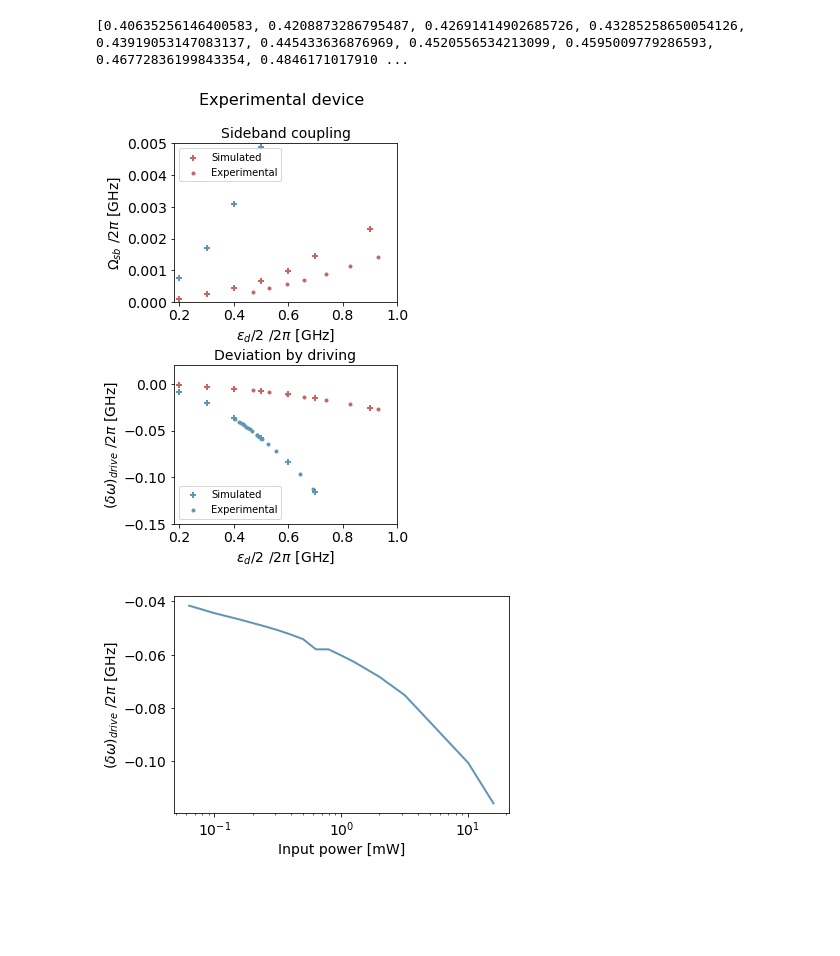
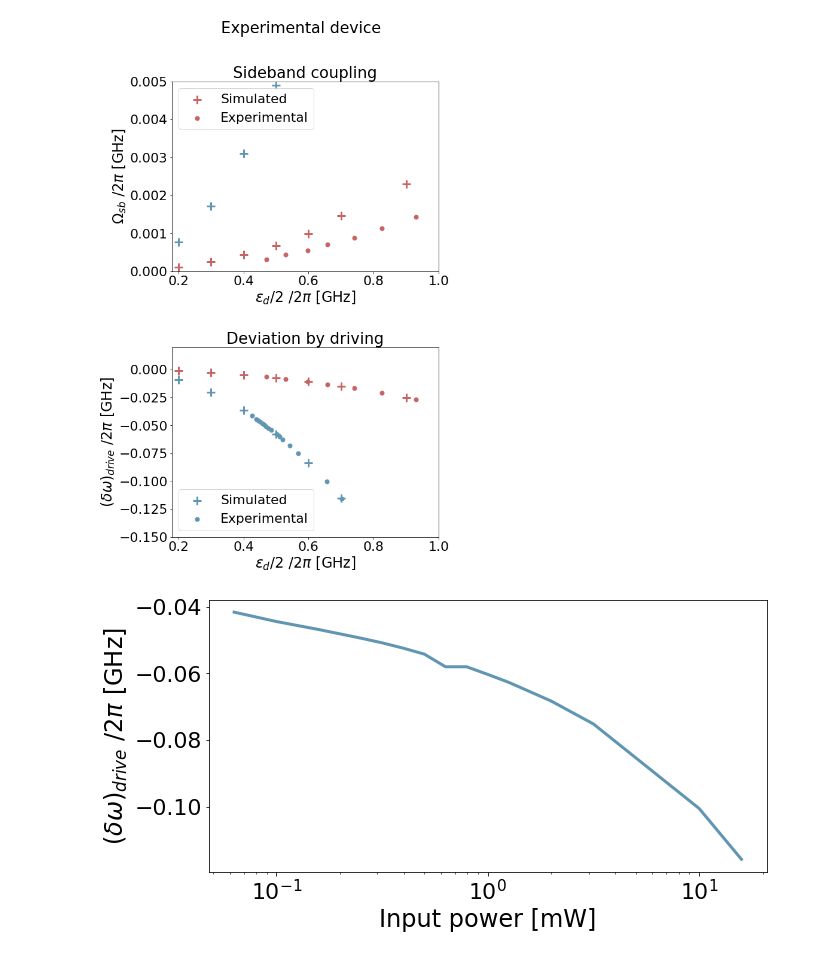
Before and after one commit to wouterkesselsap/thesis, a Jupyter notebook: overview_experimental_device.ipynb, the cells around one changed output. Saved outputs shown, nothing was run; the diff lists cells and outputs as text; code cells hidden in the pictures; blank space fills up the shorter version.

```diff
--- a/overview_experimental_device.ipynb
+++ b/overview_experimental_device.ipynb
@@ -11,11 +11,11 @@ import matplotlib.pyplot as plt
 from copy import copy
 # %%
 sim_wd_red = [1.36736, 1.36660, 1.36556, 1.36420, 1.3625, 1.3603, 1.3554]  # drive frequency
-sim_devdr_red = [-0.00121, -0.00273, -0.00481, -0.00753, -0.01093, -0.01533, -0.02513]  # deviation by driving
+sim_devdr_red = 2*np.asarray(sim_wd_red) - 2.735930  # deviation by driving
 sim_wsb_red = [0.0001082, 0.0002441, 0.0004334, 0.0006784, 0.0009815, 0.001462, 0.002291]  # transition frequency
 
 sim_wd_blue = [5.4375, 5.4318, 5.4238, 5.4131, 5.4002, 5.3843, 5.3460]  # drive frequency
-sim_devdr_blue = [-0.00899, -0.02039, -0.03639, -0.05779, -0.08359, -0.11539, -0.19199]  # deviation by driving
+sim_devdr_blue = 2*np.asarray(sim_wd_blue) - 10.88399  # deviation by driving
 sim_wsb_blue = [0.0007594, 0.001719, 0.003103, 0.004899, 0.007200, 0.009999, 0.01812]  # transition frequency
 
 sim_eps = [0.2, 0.3, 0.4, 0.5, 0.6, 0.7, 0.9]  # driving strength / 2
@@ -38,55 +38,52 @@ for i, devdr in enumerate(meas_devdr_red):
     meas_eps_red.append(max(np.roots(p)))
 
 meas_wd_blue = [5.42121, 5.4198, 5.4192, 5.4186, 5.41795, 5.4173, 5.4166, 5.4158, 5.4149, 5.4130, 5.4130, 5.41185, 5.41065, 5.40785, 5.40440, 5.39170, 5.38407]
-meas_devdr_blue = 2*np.asarray(meas_wd_blue) - 10.88098391
+meas_devdr_blue = 2*np.asarray(meas_wd_blue) - 10.88399
 meas_Pin_blue = np.array([-12, -10, -9, -8, -7, -6, -5, -4, -3, -2, -1, 0, 1, 3, 5, 10, 12])
 meas_eps_blue = list()
 for i, devdr in enumerate(meas_devdr_blue):
     p = copy(sim_devdr_blue_cfit)
     p[-1] = p[-1] - devdr
     meas_eps_blue.append(max(np.roots(p)))
-print(meas_eps_blue)
-# %% [output]
-[0.40635256146400583, 0.4208873286795487, 0.42691414902685726, 0.43285258650054126, 0.43919053147083137, 0.445433636876969, 0.4520556534213099, 0.4595009779286593, 0.46772836199843354, 0.4846171017910 ...
 # %%
 xlim = [0.18, 1.0]
 
-plt.subplots(1, 2, figsize=(4,7))
+plt.subplots(1, 2, figsize=(8,14))
 plt.suptitle("Experimental device")
 
 plt.subplot(2, 1, 1)
-plt.scatter(sim_eps, sim_wsb_red, c=plotcolours['sbred'], marker=markerstyles['simulated'], label='Simulated')
-plt.scatter(sim_eps, sim_wsb_blue, c=plotcolours['sbblue'], marker=markerstyles['simulated'])
-plt.scatter(meas_eps_red, meas_wsb_red, c=plotcolours['sbred'], marker=markerstyles['experimental'], label='Experimental')
+plt.scatter(sim_eps, sim_wsb_red, c=plotcolours['sbred'], marker=markerstyles['simulated'], s=200, label='Simulated')
+plt.scatter(sim_eps, sim_wsb_blue, c=plotcolours['sbblue'], marker=markerstyles['simulated'], s=200)
+plt.scatter(meas_eps_red, meas_wsb_red, c=plotcolours['sbred'], marker=markerstyles['experimental'], s=200, label='Experimental')
 
 plt.xlim(xlim)
 plt.ylim([0, 0.005])
 plt.xlabel("$\\epsilon_d/2$ $/2\\pi$ [GHz]")
 plt.ylabel("$\\Omega_{{sb}}$ $/2\\pi$ [GHz]")
 plt.title("Sideband coupling")
 plt.legend(loc='upper left')
 
 plt.subplot(2, 1, 2)
-plt.scatter(sim_eps, sim_devdr_red, c=plotcolours['sbred'], marker=markerstyles['simulated'])
-plt.scatter(sim_eps, sim_devdr_blue, c=plotcolours['sbblue'], marker=markerstyles['simulated'], label='Simulated')
-plt.scatter(meas_eps_red, meas_devdr_red, c=plotcolours['sbred'], marker=markerstyles['experimental'])
-plt.scatter(meas_eps_blue, meas_devdr_blue, c=plotcolours['sbblue'], marker=markerstyles['experimental'], label='Experimental')
+plt.scatter(sim_eps, sim_devdr_red, c=plotcolours['sbred'], marker=markerstyles['simulated'], s=200)
+plt.scatter(sim_eps, sim_devdr_blue, c=plotcolours['sbblue'], marker=markerstyles['simulated'], s=200, label='Simulated')
+plt.scatter(meas_eps_red, meas_devdr_red, c=plotcolours['sbred'], marker=markerstyles['experimental'], s=200)
+plt.scatter(meas_eps_blue, meas_devdr_blue, c=plotcolours['sbblue'], marker=markerstyles['experimental'], s=200, label='Experimental')
 # plt.plot(np.linspace(0, 1, 50), np.poly1d(sim_devdr_red_cfit)(np.linspace(0, 1, 50)), c=plotcolours['sbred'])
 # plt.plot(np.linspace(0, 1, 50), np.poly1d(sim_devdr_blue_cfit)(np.linspace(0, 1, 50)), c=plotcolours['sbblue'])
 
 plt.xlim(xlim)
 plt.ylim([-0.15, 0.02])
 plt.xlabel("$\\epsilon_d/2$ $/2\\pi$ [GHz]")
 plt.ylabel("$(\\delta\omega)_{{drive}}$ $/2\\pi$ [GHz]")
 plt.title("Deviation by driving")
 plt.legend()
 
 plt.subplots_adjust(wspace=0.6)
 plt.subplots_adjust(hspace=0.4)
 # plt.subplots_adjust(top=0.83)
 plt.show()
 # %% [output]
-[figure, old version]
+[figure, new version]
 # %%
 # plt.plot(np.asarray(meas_eps_red)**2, meas_devdr_red, c=plotcolours['sbred'])
 plt.semilogx(10**((meas_Pin_blue)/10), meas_devdr_blue, c=plotcolours['sbblue'])
@@ -95,4 +92,4 @@ plt.xlabel("Input power [mW]")
 plt.ylabel("$(\\delta\omega)_{{drive}}$ $/2\\pi$ [GHz]")
 plt.show()
 # %% [output]
-[figure, old version]
+[figure, new version]
```
Also changed, not shown: 3 other files.
